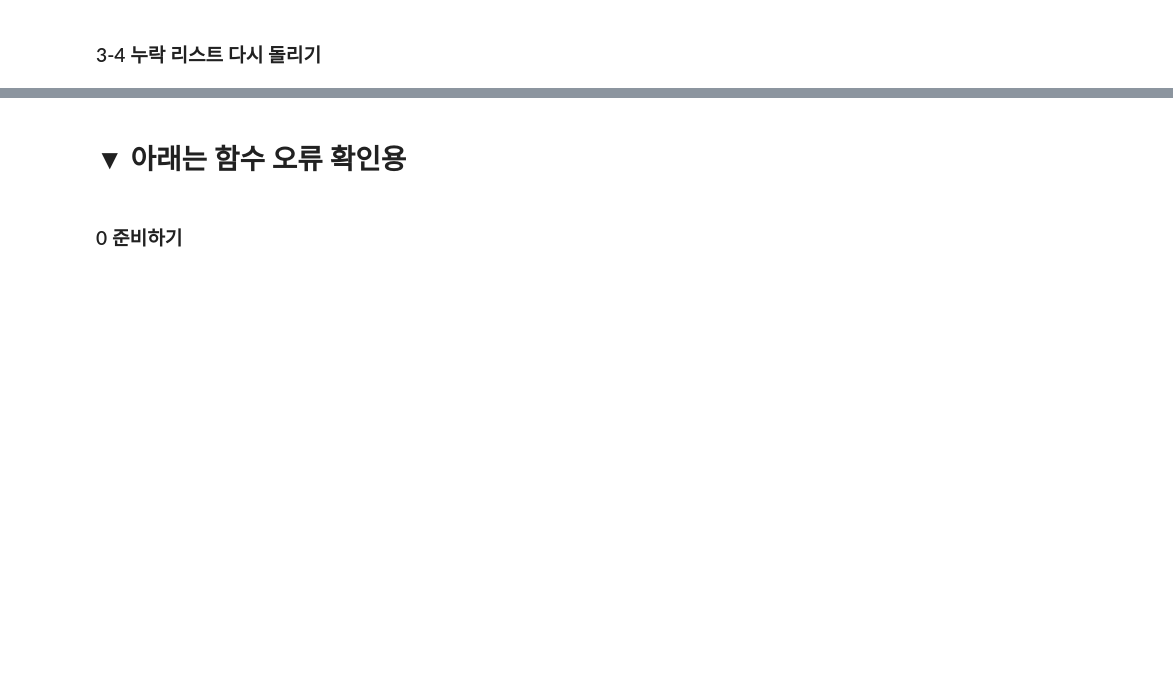
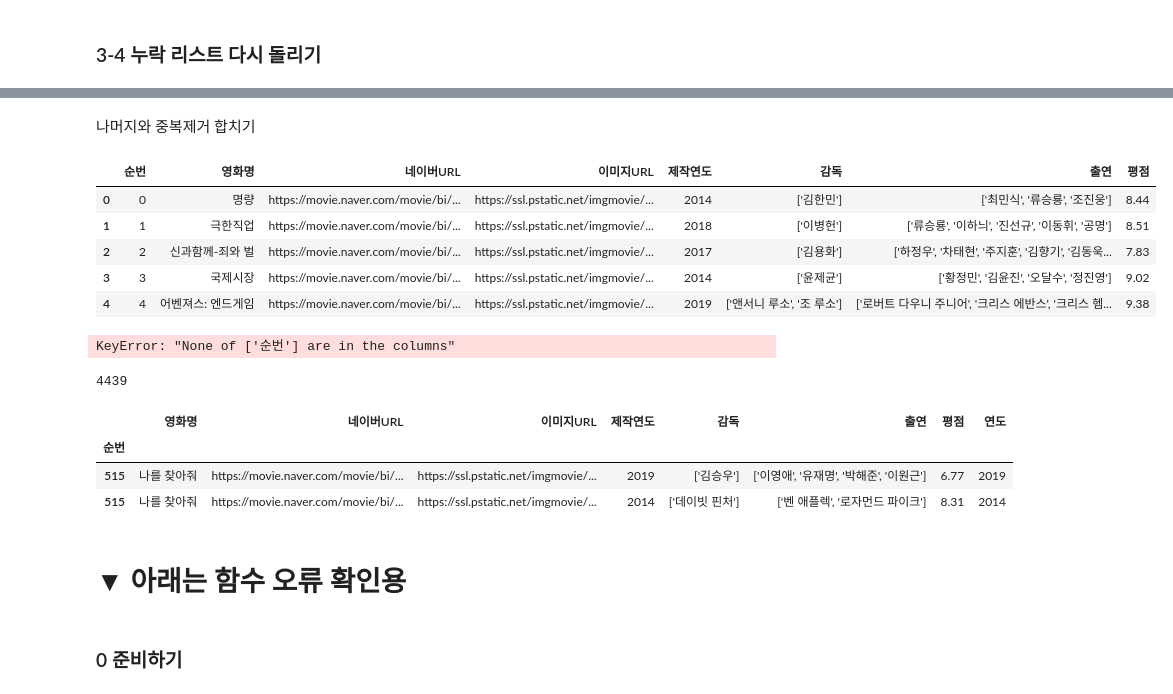
Before and after one commit to Play-Web-miniProject/MovieDL, a Jupyter notebook: eyz/naver_API_final.ipynb, the cells around one changed output, grey strips where cells are left out. Cells and saved outputs as stored; diff of their text form; code cells hidden in the pictures; blank space fills up the shorter version.

```diff
--- a/eyz/naver_API_final.ipynb
+++ b/eyz/naver_API_final.ipynb
@@ -368,0 +394,7 @@ display(movie_list_m,nv_df_m)
+# %%
+수집 = pd.read_csv('./files/naver_api_utf-8.csv', encoding='utf-8', index_col=0)
+중복 = 수집.loc[수집[수집.duplicated(['영화명']) == True].index]
+idx = set(수집.index) - set(수집[수집.duplicated(['영화명']) == True].index)
+나머지 = 수집.loc[list(idx)]
+나머지.reset_index(inplace=True)
+중복.reset_index(inplace=True)
@@ -368,0 +403,35 @@ display(movie_list_m,nv_df_m)
+# %%
+연도확인 = movie_df[['영화명','연도']]
+연도확인 = 연도확인.astype({'연도':'object'})
+
+연도추가 = pd.merge(left=중복, right=연도확인, how='left')
+
+누락제외 = 연도추가[연도추가['제작연도'].isnull()==False]
+누락제외 = 누락제외[누락제외['제작연도']!='누락']
+
+중복제거 = 누락제외[누락제외['제작연도'].astype('int64') == 누락제외['연도'].astype('int64')]
+중복제거.to_csv('중복제거.csv', encoding='utf-8')
+# %% [markdown]
+나머지와 중복제거 합치기
+# %%
+중복제거.head()
+나머지.head()
+# %% [output]
+|  | 순번 | 영화명 | 네이버URL | 이미지URL | 제작연도 | 감독 | 출연 | 평점 |
+| 0 | 0 | 명량 | https://movie.naver.com/movie/bi/... | https://ssl.pstatic.net/imgmovie/... | 2014 | ['김한민'] | ['최민식', '류승룡', '조진웅'] | 8.44 |
+| 1 | 1 | 극한직업 | https://movie.naver.com/movie/bi/... | https://ssl.pstatic.net/imgmovie/... | 2018 | ['이병헌'] | ['류승룡', '이하늬', '진선규', '이동휘', '공명'] | 8.51 |
+| 2 | 2 | 신과함께-죄와 벌 | https://movie.naver.com/movie/bi/... | https://ssl.pstatic.net/imgmovie/... | 2017 | ['김용화'] | ['하정우', '차태현', '주지훈', '김향기', '김동욱... | 7.83 |
+| 3 | 3 | 국제시장 | https://movie.naver.com/movie/bi/... | https://ssl.pstatic.net/imgmovie/... | 2014 | ['윤제균'] | ['황정민', '김윤진', '오달수', '정진영'] | 9.02 |
+| 4 | 4 | 어벤져스: 엔드게임 | https://movie.naver.com/movie/bi/... | https://ssl.pstatic.net/imgmovie/... | 2019 | ['앤서니 루소', '조 루소'] | ['로버트 다우니 주니어', '크리스 에반스', '크리스 헴... | 9.38 |
+# %%
+나머지.set_index('순번', inplace=True)
+중복제거.set_index('순번', inplace=True)
+# %% [output]
+KeyError: "None of ['순번'] are in the columns"
+# %%
+합치기 = pd.concat([나머지, 중복제거]).sort_index()
+합치기 = 합치기[합치기['네이버URL']!='누락']
+합치기.to_csv('concat.csv', encoding='utf-8')
+len(합치기)
+# %% [output]
+4439
@@ -369,3 +443,10 @@ display(movie_list_m,nv_df_m)
+# %%
+합치기.loc[515].drop_duplicates
+# %% [output]
+|  | 영화명 | 네이버URL | 이미지URL | 제작연도 | 감독 | 출연 | 평점 | 연도 |
+| 순번 |  |  |  |  |  |  |  |  |
+| 515 | 나를 찾아줘 | https://movie.naver.com/movie/bi/... | https://ssl.pstatic.net/imgmovie/... | 2019 | ['김승우'] | ['이영애', '유재명', '박해준', '이원근'] | 6.77 | 2019 |
+| 515 | 나를 찾아줘 | https://movie.naver.com/movie/bi/... | https://ssl.pstatic.net/imgmovie/... | 2014 | ['데이빗 핀처'] | ['벤 애플렉', '로자먼드 파이크'] | 8.31 | 2014 |
 # %% [markdown]
 # ▼ 아래는 함수 오류 확인용
 # %% [markdown]
```
Also changed, not shown: parts of 10 cells of this notebook, 16 other files.
